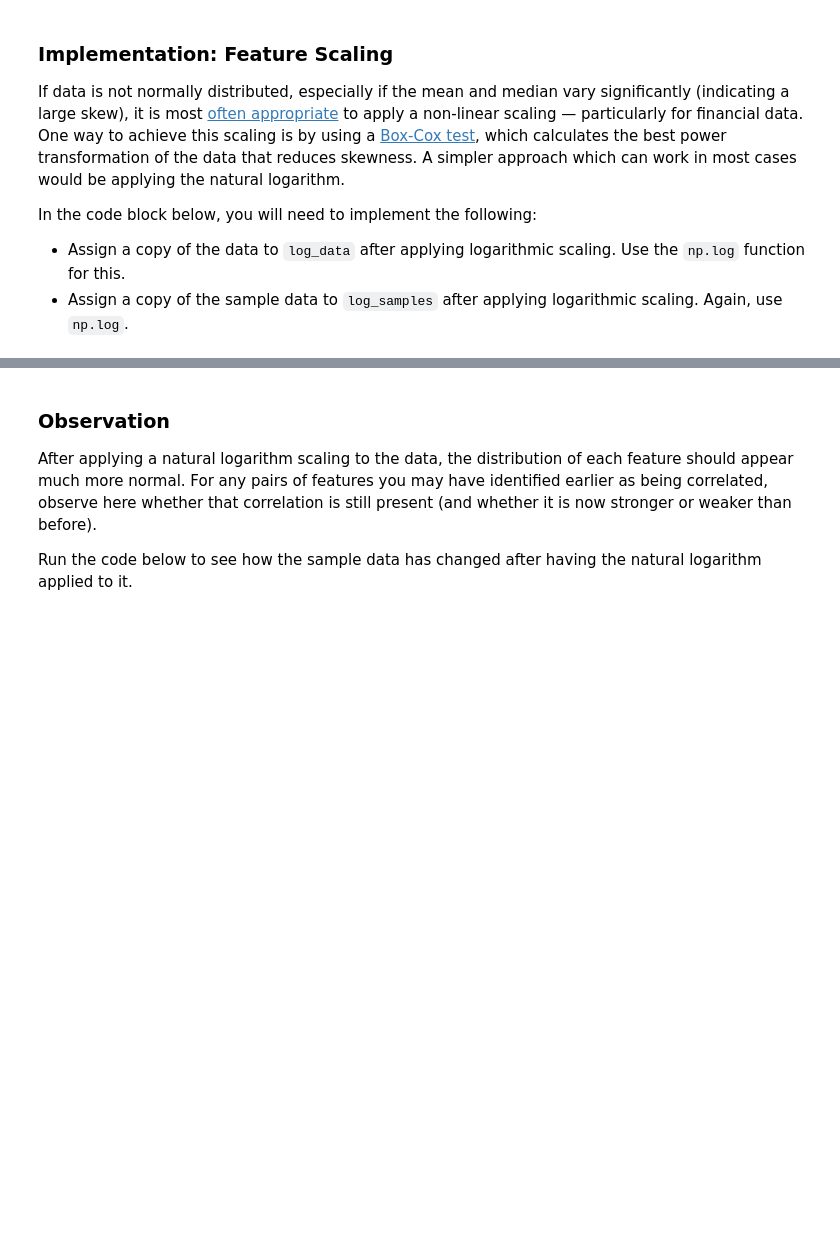
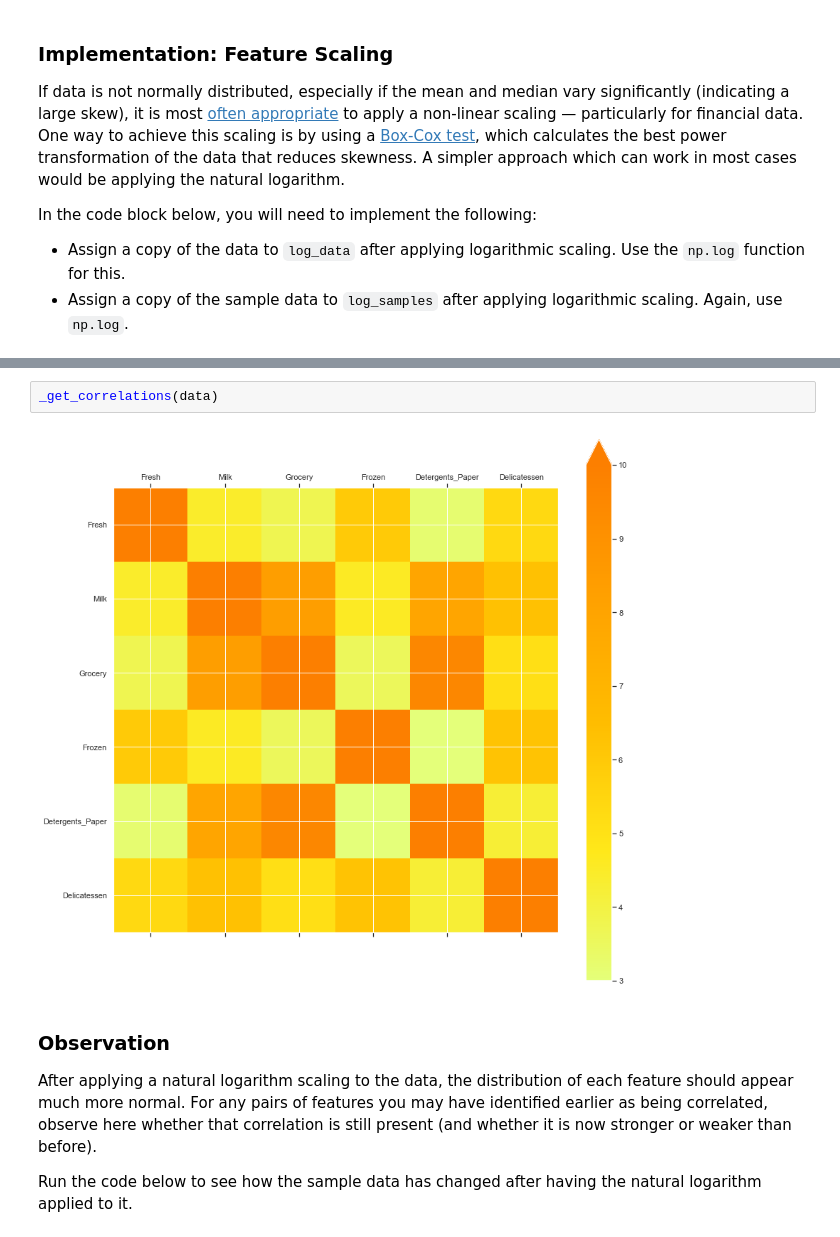
Before and after one commit to brunowdev/customer-segments, a Jupyter notebook: customer_segments.ipynb, the cells around one changed output, grey strips where cells are left out. Drawn from its saved outputs; the diff is of its cells as text; blank space fills up the shorter version.

```diff
--- a/customer_segments.ipynb
+++ b/customer_segments.ipynb
@@ -204,3 +206,7 @@ pd.scatter_matrix(log_data, alpha = 0.3, figsize = (14,8), diagonal = 'kde');
+# %%
+_get_correlations(data)
+# %% [output]
+[figure, added]
 # %% [markdown]
 ### Observation
 After applying a natural logarithm scaling to the data, the distribution of each feature should appear much more normal. For any pairs of features you may have identified earlier as being correlated, observe here whether that correlation is still present (and whether it is now stronger or weaker than before).
```
Also changed, not shown: parts of 11 cells of this notebook.
